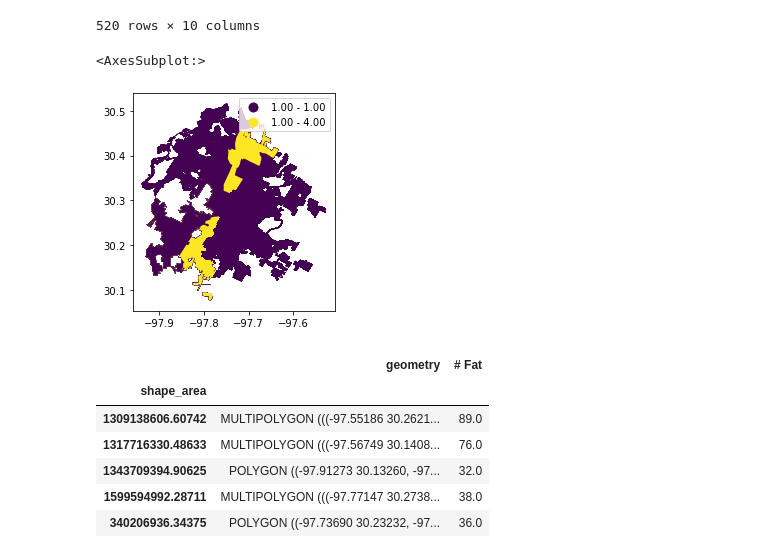
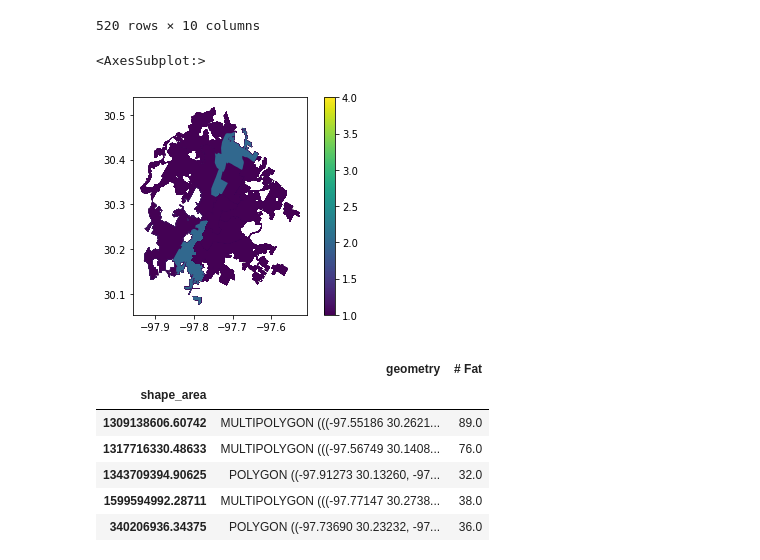
Before and after one commit to tamu-edu-students/GPProj, a Jupyter notebook: map.ipynb, the cells around one changed output. Cells and saved outputs as stored; diff of their text form; code cells hidden in the pictures.

```diff
--- a/map.ipynb
+++ b/map.ipynb
@@ -4,6 +4,7 @@ import numpy as np
 import datetime as dt
 import matplotlib
 import matplotlib.pyplot as plt
+plt.rcParams['figure.dpi'] = 150
 import warnings
 warnings.filterwarnings('ignore')
 import geopandas as gpd
@@ -58,10 +59,10 @@ aus
 | 9 | 340206936.34375 | MULTIPOLYGON (((-97.73690 30.2323... | 219 | Motor Vehicle | 1.0 | 2015-12-30 | 12 | 3 | 3.0 | 2015 |
 520 rows × 10 columns
 # %%
-aus.plot('# Fat', legend=True, scheme='quantiles')
+aus.plot('# Fat', legend=True)
 # %% [output]
 <AxesSubplot:>
-[figure, old version]
+[figure, new version]
 # %%
 gp1 = aus[['shape_area','geometry','# Fat']].dissolve(by='shape_area', aggfunc='sum')
 gp1
```
Also changed, not shown: parts of 9 cells of this notebook, 24 other files.
